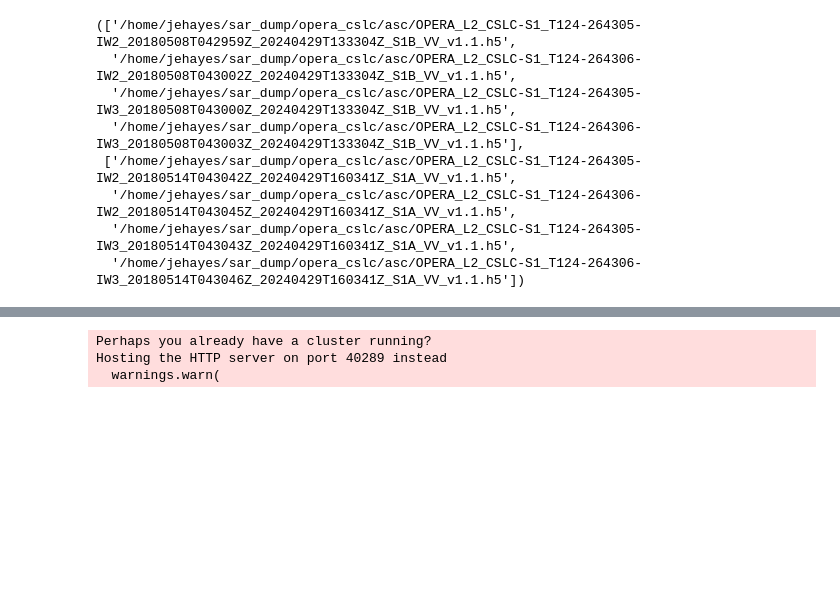
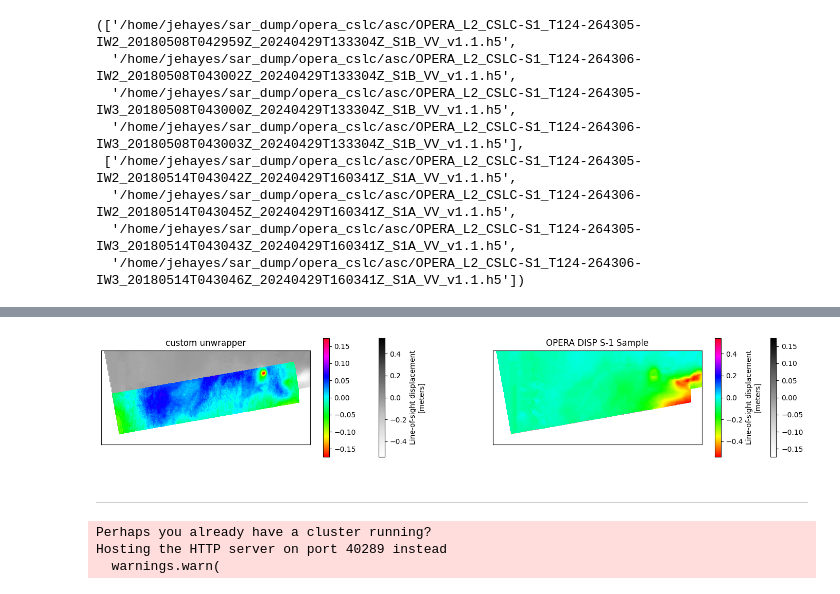
Before and after one commit to Jack-Hayes/sar_dump, a Jupyter notebook: comp_disp_samples.ipynb, the cells around one changed output, grey strips where cells are left out. Saved outputs shown, nothing was run; the diff lists cells and outputs as text; code cells hidden in the pictures; blank space fills up the shorter version.

```diff
--- a/comp_disp_samples.ipynb
+++ b/comp_disp_samples.ipynb
@@ -707,0 +806,8 @@ asc_files_ref, asc_files_sec
+# %%
+with h5py.File(fn_2, 'r') as f:
+    crs = f['/metadata/noise_information/projection'][()]
+da_displacement_los = da_displacement_los.rio.write_crs(crs)
+# %%
+fn_test = "/home/jehayes/opera_disp_samples/kil_2018_04/data/OPERA_L3_DISP-S1_IW_F33039_VV_20180309T042958Z_20180514T043042Z_v1.1_20250216T074143Z.nc"
+#fn_test = "/home/jehayes/opera_disp_samples/kil_2018_04/data/OPERA_L3_DISP-S1_IW_F33039_VV_20180309T042958Z_20180520T043000Z_v1.1_20250216T074143Z.nc"
+ds_test = xr.open_dataset(fn_test).rio.write_crs(crs)
@@ -708,3 +834,33 @@ asc_files_ref, asc_files_sec
+# %%
+nx=16
+ny=8
+
+fig,axes = plt.subplots(1,2,figsize=(18,3))
+ax=axes[0]
+ds_test.displacement.coarsen(x=nx,y=ny, boundary='trim').mean().plot.imshow(cmap='Grays', ax=ax)
+da_displacement_los.coarsen(x=nx,y=ny, boundary='trim').mean().plot.imshow(cmap='hsv', ax=ax)
+ax.set_title("custom unwrapper")
+
+ax=axes[1]
+da_displacement_los.coarsen(x=nx,y=ny, boundary='trim').mean().plot.imshow(cmap='Grays', ax=ax)
+ds_test.displacement.coarsen(x=nx,y=ny, boundary='trim').mean().plot.imshow(cmap='hsv', ax=ax)
+xlim = axes[0].get_xlim()
+ylim = axes[0].get_ylim()
+ax.set_xlim(xlim)
+ax.set_ylim(ylim)
+ax.set_title("OPERA DISP S-1 Sample")
+
+
+for ax in axes:
+    ax.set(yticks=[],
+        xticks=[],
+        ylabel="",
+        xlabel="")
+    ax.set_aspect('equal')
+# %% [output]
+[figure, added]
+# %% [markdown]
+---
 # %%
 # loading a whole IW swath is porbably easier than this...
 # %%
```
Also changed, not shown: parts of 12 cells of this notebook, 1 other file.
